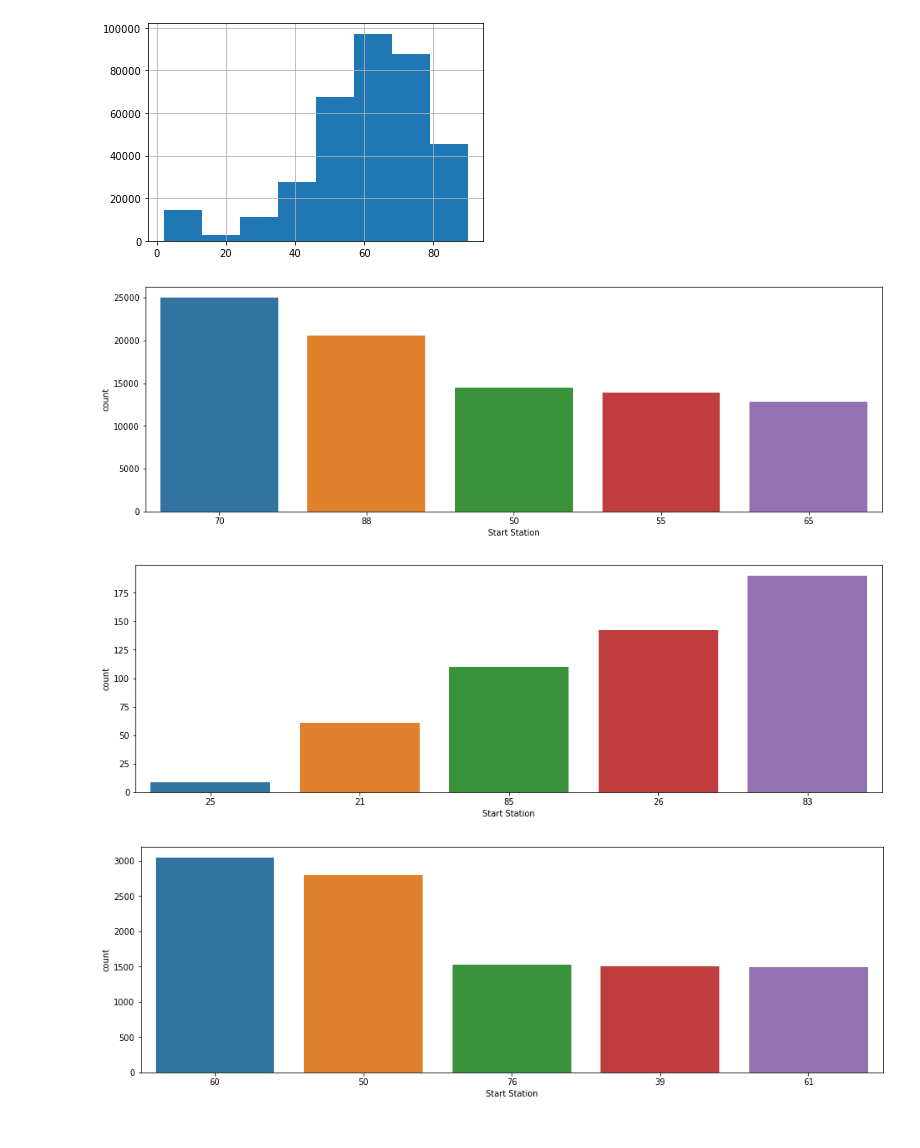
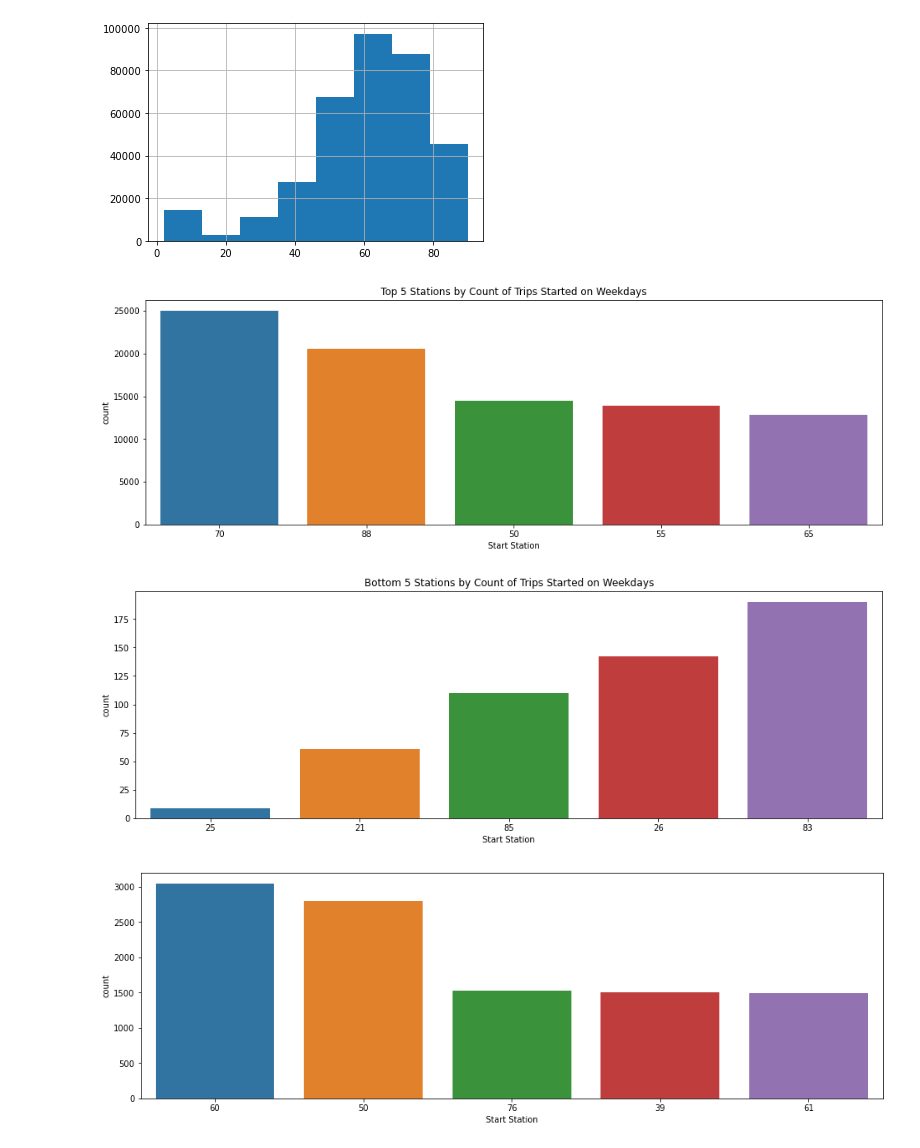
Before and after one commit to jkurdys/BikeShare, a Jupyter notebook: notebooks/BikeShare.ipynb, the cells around one changed output. Cells and saved outputs as stored; diff of their text form; code cells hidden in the pictures.

Commit message:
updated BikeShare nb plots

```diff
--- a/notebooks/BikeShare.ipynb
+++ b/notebooks/BikeShare.ipynb
@@ -20,7 +20,7 @@ import datetime as dt
 
 import seaborn as sns
 import matplotlib.pyplot as plt
-plt
+plt.style.use('seaborn-whitegrid')
 # %%
 stations = pd.read_csv('../data/station_data.csv')
 trips = pd.read_csv('../data/trip_data.csv',
@@ -135,14 +150,16 @@ weekdays=trips[trips["Start Date"].dt.weekday <5]
 weekends=trips[trips["Start Date"].dt.weekday >=5]
 # %%
 fig, ax=plt.subplots(figsize=(16, 5))
-sns.countplot(x=weekdays["Start Station"], order= weekdays['Start Station'].value_counts().index[:5], ax=ax);
+sns.countplot(x=weekdays["Start Station"], order= weekdays['Start Station'].value_counts().index[:5], ax=ax)
+plt.title("Top 5 Stations by Count of Trips Started on Weekdays");
 # %% [output]
-[figure, old version]
+[figure, new version]
 # %%
 fig, ax=plt.subplots(figsize=(16, 5))
-sns.countplot(x=weekdays["Start Station"], order= weekdays['Start Station'].value_counts(ascending=True).index[:5], ax=ax);
+sns.countplot(x=weekdays["Start Station"], order= weekdays['Start Station'].value_counts(ascending=True).index[:5], ax=ax)
+plt.title("Bottom 5 Stations by Count of Trips Started on Weekdays");
 # %% [output]
-[figure, old version]
+[figure, new version]
 # %%
 fig, ax=plt.subplots(figsize=(16, 5))
 sns.countplot(x=weekends["Start Station"], order= weekends['Start Station'].value_counts().index[:5], ax=ax);
```
Also changed, not shown: parts of 5 cells of this notebook.
